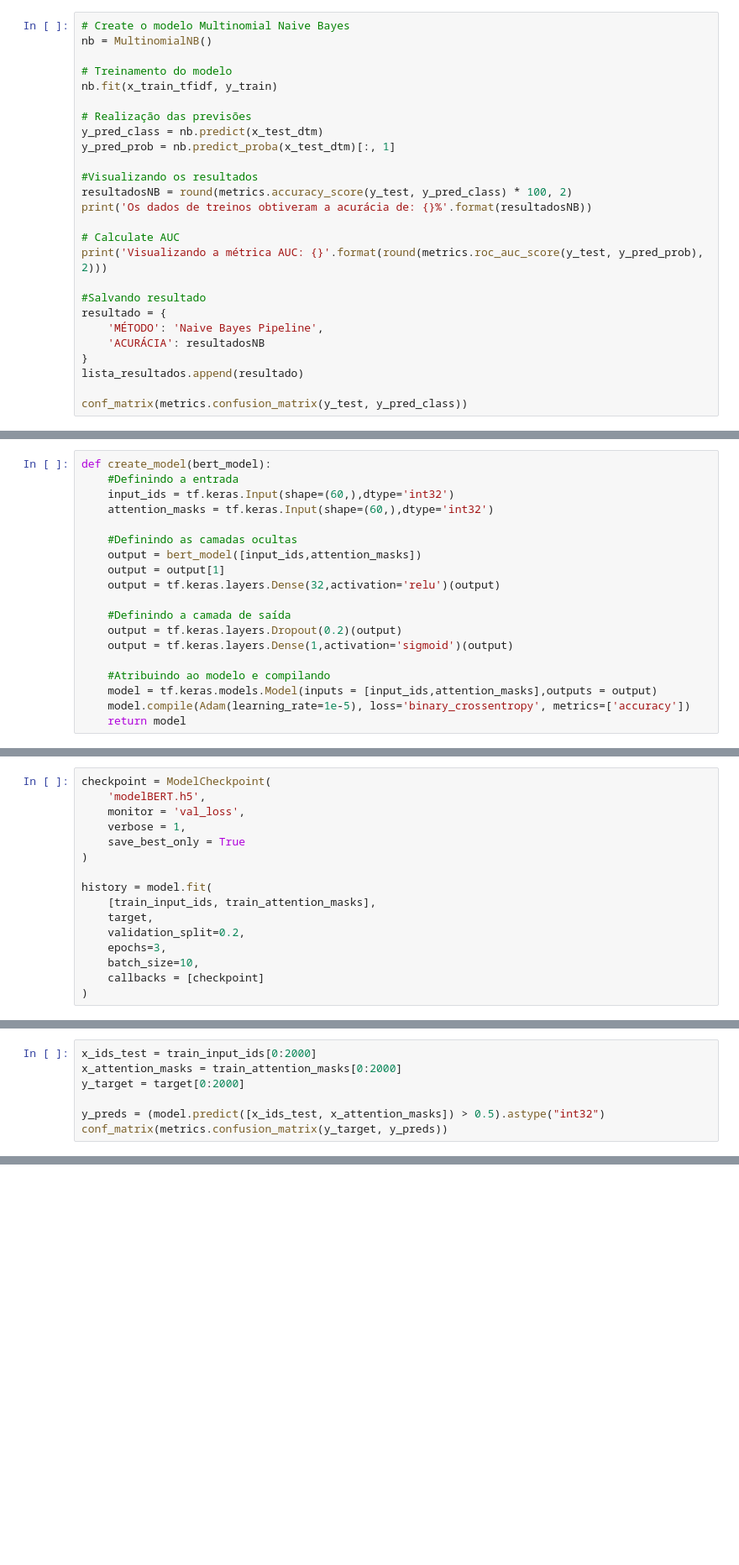
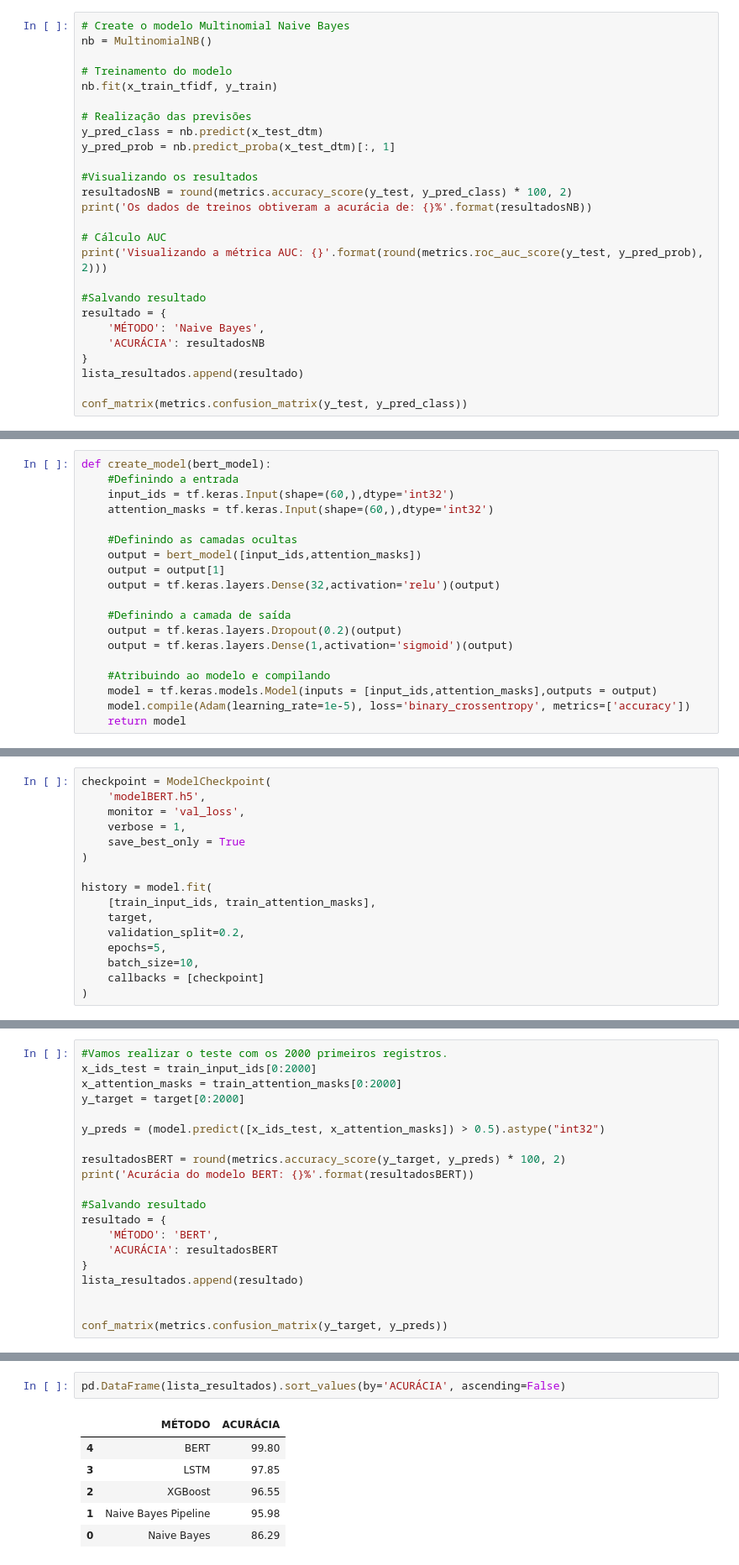
Before and after one commit to Krupique/challenges-kaggle, a Jupyter notebook: challenges/07_SpamClassifier/classifier.ipynb, the cells around one changed output, grey strips where cells are left out. Shown at 84% size. Drawn from its saved outputs; the diff is of its cells as text; blank space fills up the shorter version.

```diff
--- a/challenges/07_SpamClassifier/classifier.ipynb
+++ b/challenges/07_SpamClassifier/classifier.ipynb
@@ -466,12 +505,12 @@ y_pred_prob = nb.predict_proba(x_test_dtm)[:, 1]
 resultadosNB = round(metrics.accuracy_score(y_test, y_pred_class) * 100, 2)
 print('Os dados de treinos obtiveram a acurácia de: {}%'.format(resultadosNB))
 
-# Calculate AUC
+# Cálculo AUC
 print('Visualizando a métrica AUC: {}'.format(round(metrics.roc_auc_score(y_test, y_pred_prob), 2)))
 
 #Salvando resultado
 resultado = {
-    'MÉTODO': 'Naive Bayes Pipeline',
+    'MÉTODO': 'Naive Bayes',
     'ACURÁCIA': resultadosNB
 }
 lista_resultados.append(resultado)
@@ -886,7 +1005,7 @@ history = model.fit(
     [train_input_ids, train_attention_masks],
     target,
     validation_split=0.2,
-    epochs=3,
+    epochs=5,
     batch_size=10,
     callbacks = [checkpoint]
 )
@@ -904,7 +1033,20 @@ plot_learning_curves(history, [['loss', 'val_loss'],['accuracy', 'val_accuracy']
 # %%
+#Vamos realizar o teste com os 2000 primeiros registros.
 x_ids_test = train_input_ids[0:2000]
 x_attention_masks = train_attention_masks[0:2000]
 y_target = target[0:2000]
 
 y_preds = (model.predict([x_ids_test, x_attention_masks]) > 0.5).astype("int32")
+
+resultadosBERT = round(metrics.accuracy_score(y_target, y_preds) * 100, 2)
+print('Acurácia do modelo BERT: {}%'.format(resultadosBERT))
+
+#Salvando resultado
+resultado = {
+    'MÉTODO': 'BERT',
+    'ACURÁCIA': resultadosBERT
+}
+lista_resultados.append(resultado)
+
+
 conf_matrix(metrics.confusion_matrix(y_target, y_preds))
@@ -923,0 +1066,9 @@ Ambas as arquiteturas de deep learning obtiveram aproveitamentos incríveis, sup
+# %%
+pd.DataFrame(lista_resultados).sort_values(by='ACURÁCIA', ascending=False)
+# %% [output]
+|  | MÉTODO | ACURÁCIA |
+| 4 | BERT | 99.80 |
+| 3 | LSTM | 97.85 |
+| 2 | XGBoost | 96.55 |
+| 1 | Naive Bayes Pipeline | 95.98 |
+| 0 | Naive Bayes | 86.29 |
```
Also changed, not shown: parts of 36 cells of this notebook.
